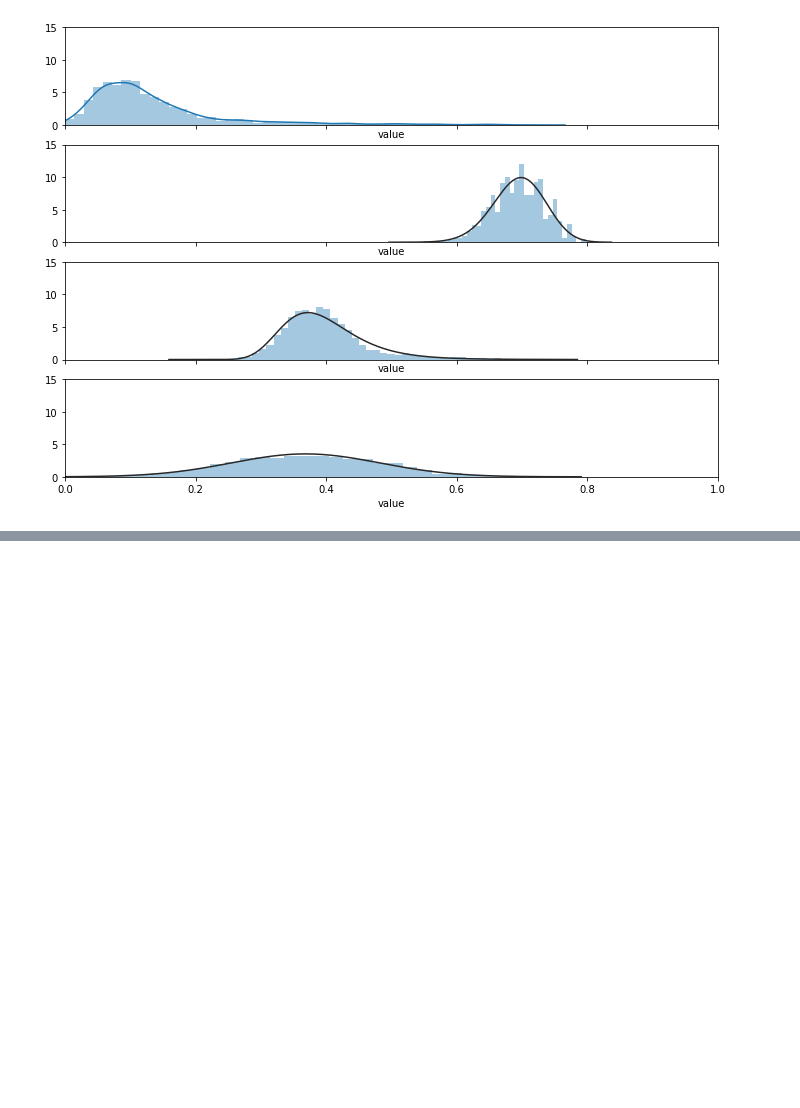
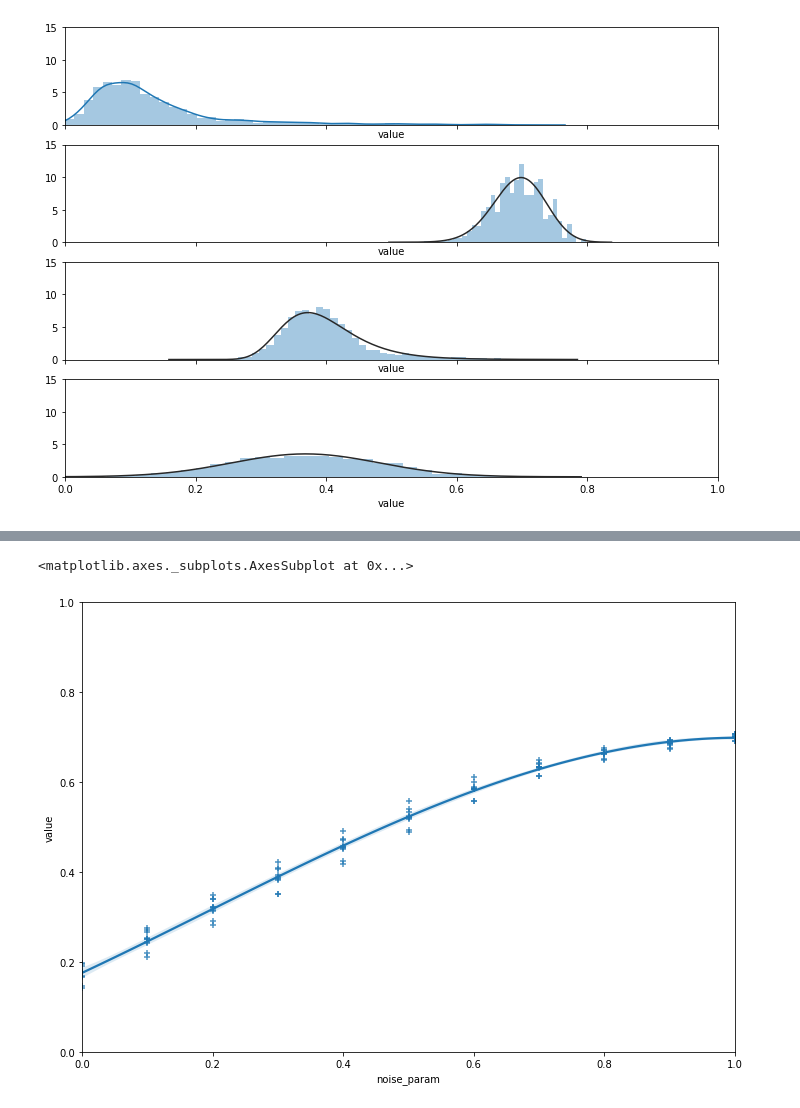
Before and after one commit to SRechenberger/Masterarbeit_Code, a Jupyter notebook: analysis.ipynb, the cells around one changed output, grey strips where cells are left out. Cells and saved outputs as stored; diff of their text form; code cells hidden in the pictures; blank space fills up the shorter version.

```diff
--- a/analysis.ipynb
+++ b/analysis.ipynb
@@ -92,0 +119,8 @@ sns.distplot(df3['value'], ax=ax3, fit=norm, kde=False, hist=True)
+# %%
+fig, ax = plt.subplots(figsize=a4_dims)
+ax.set_xlim([0,1])
+ax.set_ylim([0,1])
+sns.regplot(x='noise_param', y='value', data=df, order=4, marker='+')
+# %% [output]
+<matplotlib.axes._subplots.AxesSubplot at 0x...>
+[figure, added]
```
Also changed, not shown: parts of 3 cells of this notebook.
